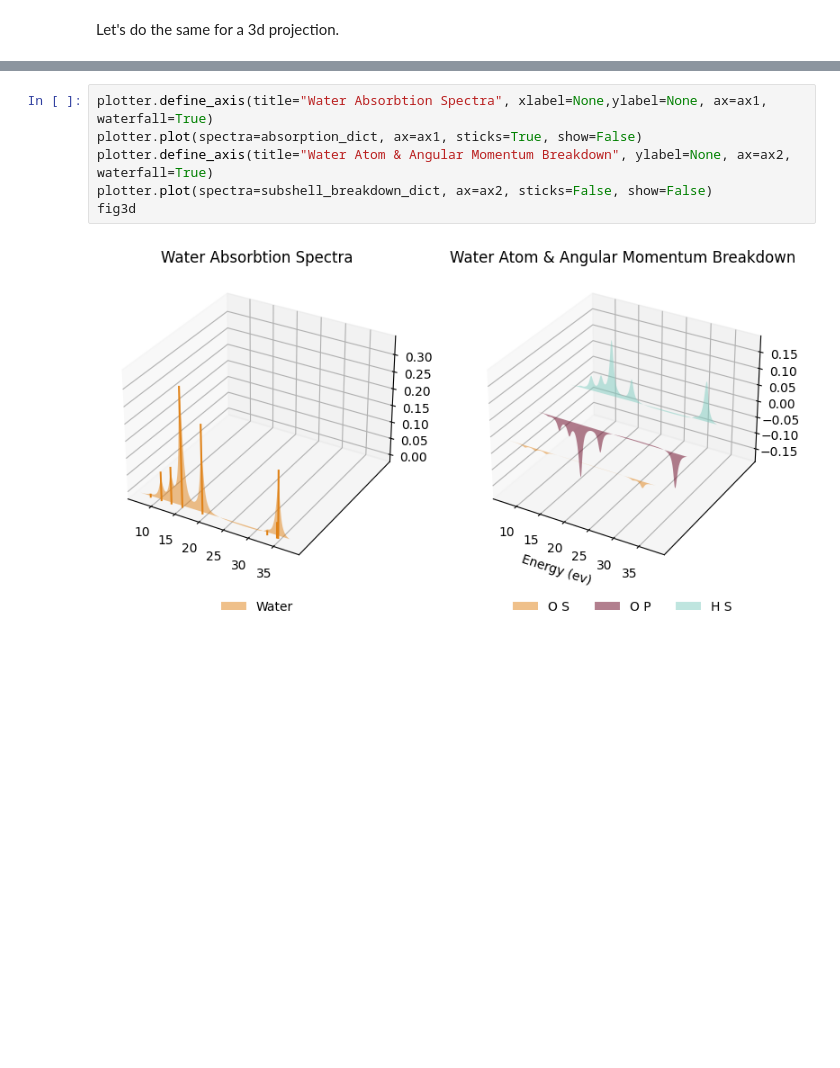
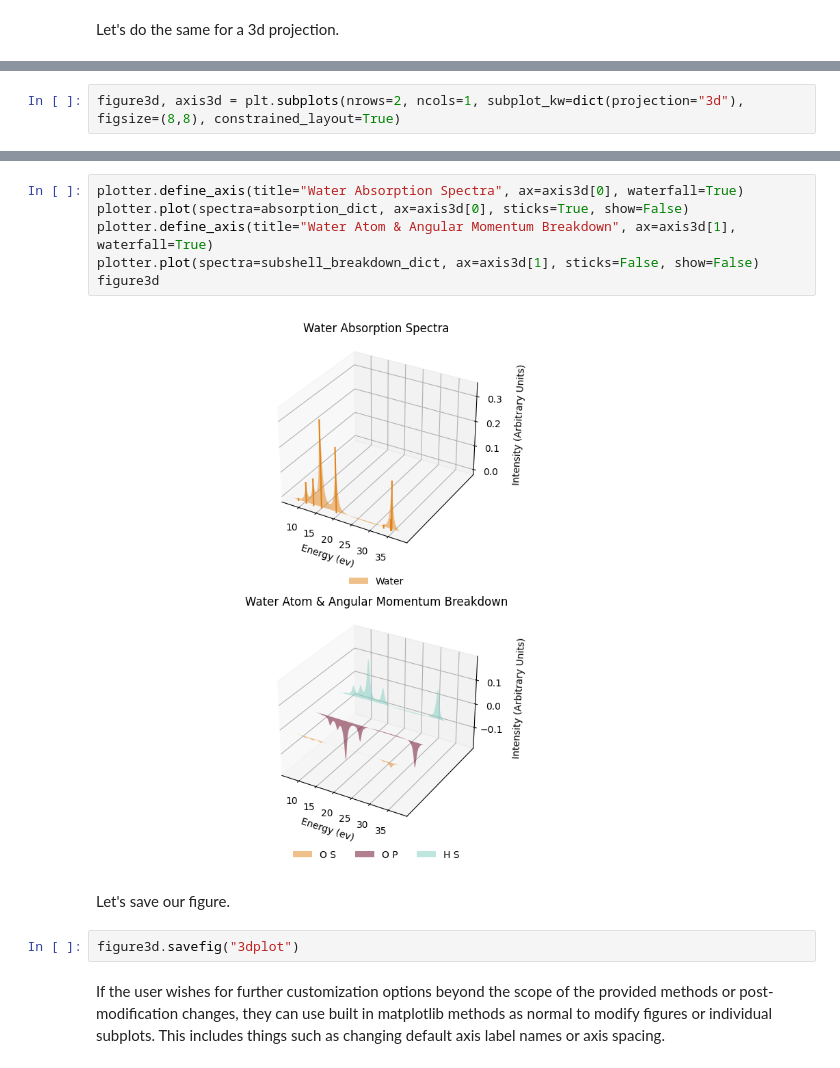
Before and after one commit to xsligroup/fasma_retro, a Jupyter notebook: transition_analysis_example.ipynb, the cells around one changed output, grey strips where cells are left out. Saved outputs shown, nothing was run; the diff lists cells and outputs as text; blank space fills up the shorter version.

Commit message:
Updated plotting notebook

```diff
--- a/transition_analysis_example.ipynb
+++ b/transition_analysis_example.ipynb
@@ -350,0 +347,2 @@ ax2 = fig3d.add_subplot(1, 2, 2, projection='3d')
+# %%
+figure3d, axis3d = plt.subplots(nrows=2, ncols=1, subplot_kw=dict(projection="3d"), figsize=(8,8), constrained_layout=True)
@@ -351,8 +351,14 @@ ax2 = fig3d.add_subplot(1, 2, 2, projection='3d')
 # %%
-plotter.define_axis(title="Water Absorbtion Spectra", xlabel=None,ylabel=None, ax=ax1, waterfall=True)
-plotter.plot(spectra=absorption_dict, ax=ax1, sticks=True, show=False)
-plotter.define_axis(title="Water Atom & Angular Momentum Breakdown", ylabel=None, ax=ax2, waterfall=True)
-plotter.plot(spectra=subshell_breakdown_dict, ax=ax2, sticks=False, show=False)
-fig3d
+plotter.define_axis(title="Water Absorption Spectra", ax=axis3d[0], waterfall=True)
+plotter.plot(spectra=absorption_dict, ax=axis3d[0], sticks=True, show=False)
+plotter.define_axis(title="Water Atom & Angular Momentum Breakdown", ax=axis3d[1], waterfall=True)
+plotter.plot(spectra=subshell_breakdown_dict, ax=axis3d[1], sticks=False, show=False)
+figure3d
 # %% [output]
-[figure, old version]
+[figure, new version]
+# %% [markdown]
+Let's save our figure.
+# %%
+figure3d.savefig("3dplot")
+# %% [markdown]
+If the user wishes for further customization options beyond the scope of the provided methods or post-modification changes, they can use built in matplotlib methods as normal to modify figures or individual subplots. This includes things such as changing default axis label names or axis spacing.
```
Also changed, not shown: parts of 15 cells of this notebook, 1 other file.
